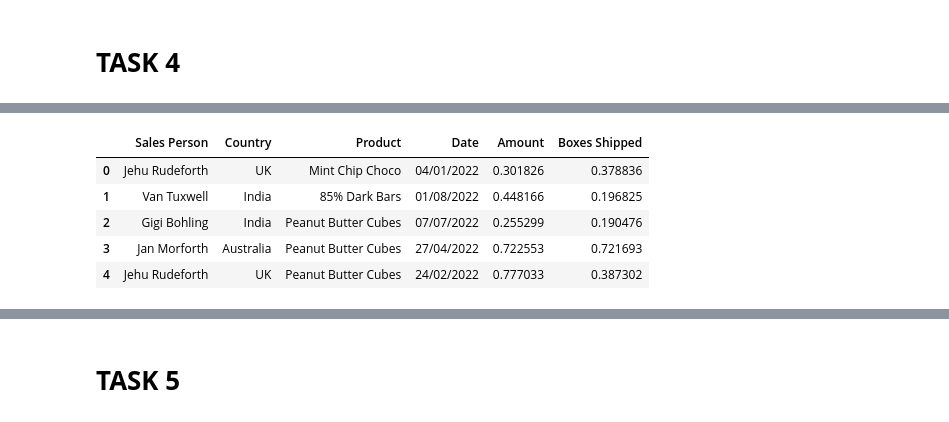
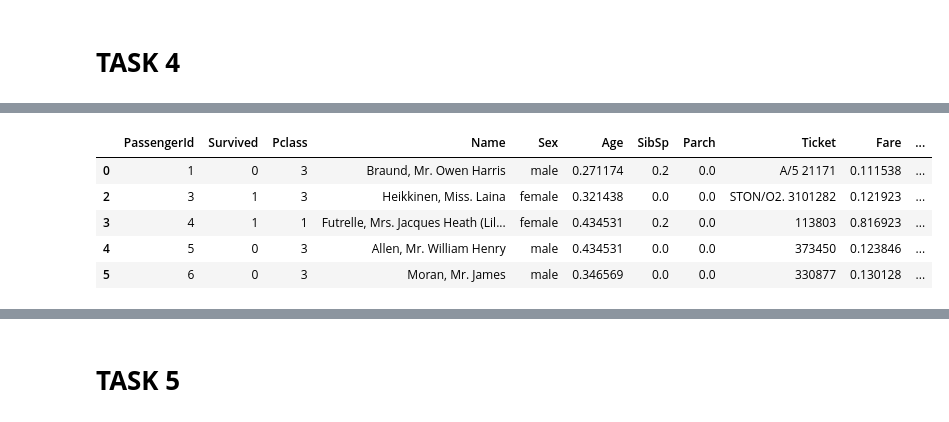
Before and after one commit to iirenad-7/Data-quality-Assessment-Processing-, a Jupyter notebook: LAB4.ipynb, the cells around one changed output, grey strips where cells are left out. Cells and saved outputs as stored; diff of their text form; code cells hidden in the pictures.

```diff
--- a/LAB4.ipynb
+++ b/LAB4.ipynb
@@ -56,0 +64,5 @@ Median imputation was chosen instead of mean because the dataset contains **outl
+# %%
+df['Age'] = df['Age'].fillna(df['Age'].median())
+df['Embarked'] = df['Embarked'].fillna(df['Embarked'].mode()[0])
+df.drop(columns=['Cabin'], inplace=True)
+df.isnull().sum()
@@ -57,7 +83,5 @@ Median imputation was chosen instead of mean because the dataset contains **outl
 # %% [markdown]
 # **TASK 3**
-# %%
-df['Amount'] = df['Amount'].replace(r'[\$,]', '', regex=True).astype(float)
 # %%
 num_cols = df.select_dtypes(include='number').columns
 num_cols
@@ -66,13 +90,12 @@ Index(['Amount', 'Boxes Shipped'], dtype='object')
 # %%
-for col in num_cols:
-    Q1 = df[col].quantile(0.25)
-    Q3 = df[col].quantile(0.75)
-    IQR = Q3 - Q1
+print("shape before removing outliers", df.shape)
+Q1 = df['Fare'].quantile(0.25)
+Q3 = df['Fare'].quantile(0.75)
+IQR = Q3 - Q1
 
-    lower = Q1 - 1.5 * IQR
-    upper = Q3 + 1.5 * IQR
+lower = Q1 - 1.5 * IQR
+upper = Q3 + 1.5 * IQR
 
-    outliers = df[(df[col] < lower) | (df[col] > upper)]
-
-    print(f"{col} outliers:", len(outliers))
+df = df[(df['Fare'] >= lower) & (df['Fare'] <= upper)]
+print("shape after removing outliers", df.shape)
 # %% [output]
@@ -81,10 +103,0 @@ Boxes Shipped outliers: 78
-# %%
-for col in num_cols:
-    Q1 = df[col].quantile(0.25)
-    Q3 = df[col].quantile(0.75)
-    IQR = Q3 - Q1
-
-    lower = Q1 - 1.5 * IQR
-    upper = Q3 + 1.5 * IQR
-
-    df[col] = df[col].clip(lower, upper)
@@ -105,19 +113,19 @@ Index(['Amount', 'Boxes Shipped'], dtype='object')
 # %%
 from sklearn.preprocessing import MinMaxScaler
-
+cols = ['Age', 'Fare', 'SibSp', 'Parch']
 minmax_scaler = MinMaxScaler()
 
 df_minmax = df.copy()
-df_minmax[num_cols] = minmax_scaler.fit_transform(df[num_cols])
+df_minmax[cols] = minmax_scaler.fit_transform(df[cols])
 
 df_minmax.head()
 # %% [output]
-|  | Sales Person | Country | Product | Date | Amount | Boxes Shipped |
-| 0 | Jehu Rudeforth | UK | Mint Chip Choco | 04/01/2022 | 0.301826 | 0.378836 |
-| 1 | Van Tuxwell | India | 85% Dark Bars | 01/08/2022 | 0.448166 | 0.196825 |
-| 2 | Gigi Bohling | India | Peanut Butter Cubes | 07/07/2022 | 0.255299 | 0.190476 |
-| 3 | Jan Morforth | Australia | Peanut Butter Cubes | 27/04/2022 | 0.722553 | 0.721693 |
-| 4 | Jehu Rudeforth | UK | Peanut Butter Cubes | 24/02/2022 | 0.777033 | 0.387302 |
+|  | PassengerId | Survived | Pclass | Name | Sex | Age | SibSp | Parch | Ticket | Fare | ... |
+| 0 | 1 | 0 | 3 | Braund, Mr. Owen Harris | male | 0.271174 | 0.2 | 0.0 | A/5 21171 | 0.111538 | ... |
+| 2 | 3 | 1 | 3 | Heikkinen, Miss. Laina | female | 0.321438 | 0.0 | 0.0 | STON/O2. 3101282 | 0.121923 | ... |
+| 3 | 4 | 1 | 1 | Futrelle, Mrs. Jacques Heath (Lil... | female | 0.434531 | 0.2 | 0.0 | 113803 | 0.816923 | ... |
+| 4 | 5 | 0 | 3 | Allen, Mr. William Henry | male | 0.434531 | 0.0 | 0.0 | 373450 | 0.123846 | ... |
+| 5 | 6 | 0 | 3 | Moran, Mr. James | male | 0.346569 | 0.0 | 0.0 | 330877 | 0.130128 | ... |
 # %%
 from sklearn.preprocessing import StandardScaler
 
```
Also changed, not shown: parts of 22 cells of this notebook.
